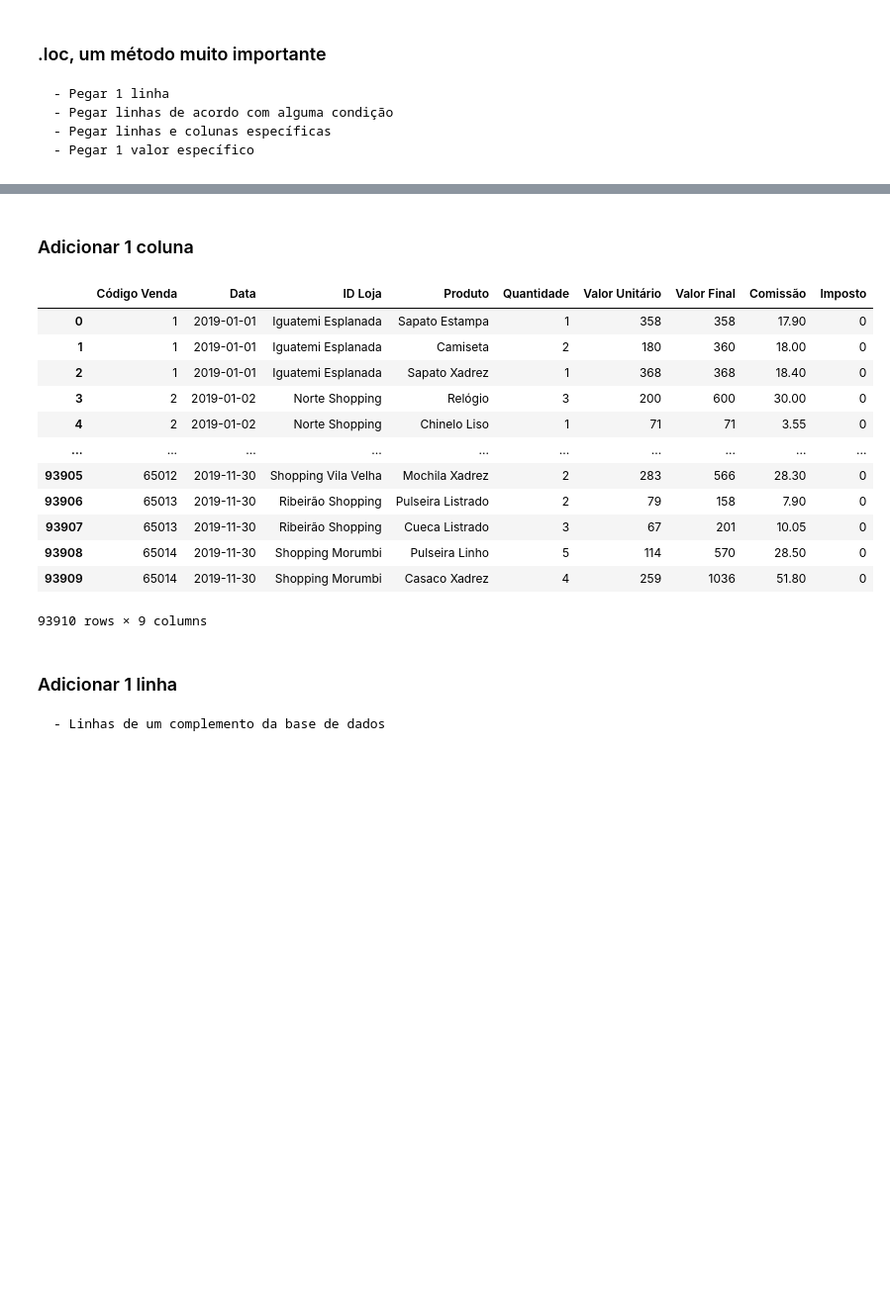
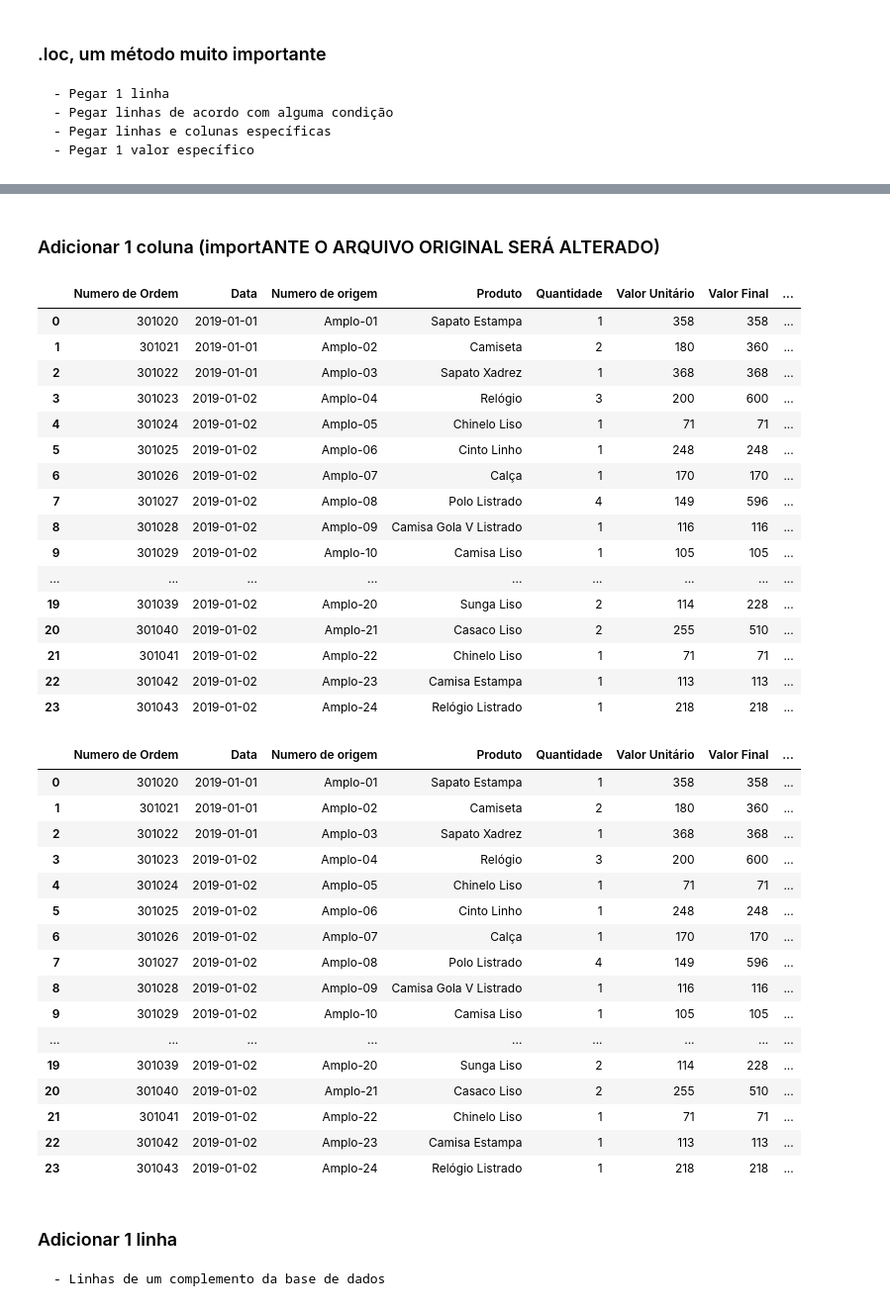
Before and after one commit to datocarneiro/FACULDADE, a Jupyter notebook: 2 Semestre/22 - Linguagem de Programacao/# Praticando/Ta4/Pandas.ipynb, the cells around one changed output, grey strips where cells are left out. Shown: that part at 99% size. Saved outputs shown, nothing was run; the diff lists cells and outputs as text; code cells hidden in the pictures; blank space fills up the shorter version.

```diff
--- a/2 Semestre/22 - Linguagem de Programacao/# Praticando/Ta4/Pandas.ipynb
+++ b/2 Semestre/22 - Linguagem de Programacao/# Praticando/Ta4/Pandas.ipynb
@@ -159,29 +161,50 @@ Name: 1, dtype: object
 =*=*=*=*=*=*=*=*=*=*=*=*=*=*=*=*=*=*=*=*=*=*=*=*=*=*=*=*=*=*=*=*=*=*=*=*=*=*=*=*=*=*=*=*=*
 Camiseta
 # %% [markdown]
-### Adicionar 1 coluna
+### Adicionar 1 coluna (importANTE O ARQUIVO ORIGINAL SERÁ ALTERADO)
 # %%
 # a partir de uma coluna que existe
 vendas_df['Comissão'] = vendas_df['Valor Final'] * 0.05
-# display(vendas_df)
+display(vendas_df)
 
 # criar uma coluna com valor padrão
-vendas_df.loc[:, "Imposto"] = 0
+vendas_df.loc[:, "Imposto"] = 0  #loc[linha,coluna ]
 display(vendas_df)
 # %% [output]
-|  | Código Venda | Data | ID Loja | Produto | Quantidade | Valor Unitário | Valor Final | Comissão | Imposto |
-| 0 | 1 | 2019-01-01 | Iguatemi Esplanada | Sapato Estampa | 1 | 358 | 358 | 17.90 | 0 |
-| 1 | 1 | 2019-01-01 | Iguatemi Esplanada | Camiseta | 2 | 180 | 360 | 18.00 | 0 |
-| 2 | 1 | 2019-01-01 | Iguatemi Esplanada | Sapato Xadrez | 1 | 368 | 368 | 18.40 | 0 |
-| 3 | 2 | 2019-01-02 | Norte Shopping | Relógio | 3 | 200 | 600 | 30.00 | 0 |
-| 4 | 2 | 2019-01-02 | Norte Shopping | Chinelo Liso | 1 | 71 | 71 | 3.55 | 0 |
-| ... | ... | ... | ... | ... | ... | ... | ... | ... | ... |
-| 93905 | 65012 | 2019-11-30 | Shopping Vila Velha | Mochila Xadrez | 2 | 283 | 566 | 28.30 | 0 |
-| 93906 | 65013 | 2019-11-30 | Ribeirão Shopping | Pulseira Listrado | 2 | 79 | 158 | 7.90 | 0 |
-| 93907 | 65013 | 2019-11-30 | Ribeirão Shopping | Cueca Listrado | 3 | 67 | 201 | 10.05 | 0 |
-| 93908 | 65014 | 2019-11-30 | Shopping Morumbi | Pulseira Linho | 5 | 114 | 570 | 28.50 | 0 |
-| 93909 | 65014 | 2019-11-30 | Shopping Morumbi | Casaco Xadrez | 4 | 259 | 1036 | 51.80 | 0 |
+|  | Numero de Ordem | Data | Numero de origem | Produto | Quantidade | Valor Unitário | Valor Final | ... |
+| 0 | 301020 | 2019-01-01 | Amplo-01 | Sapato Estampa | 1 | 358 | 358 | ... |
+| 1 | 301021 | 2019-01-01 | Amplo-02 | Camiseta | 2 | 180 | 360 | ... |
+| 2 | 301022 | 2019-01-01 | Amplo-03 | Sapato Xadrez | 1 | 368 | 368 | ... |
+| 3 | 301023 | 2019-01-02 | Amplo-04 | Relógio | 3 | 200 | 600 | ... |
+| 4 | 301024 | 2019-01-02 | Amplo-05 | Chinelo Liso | 1 | 71 | 71 | ... |
+| 5 | 301025 | 2019-01-02 | Amplo-06 | Cinto Linho | 1 | 248 | 248 | ... |
+| 6 | 301026 | 2019-01-02 | Amplo-07 | Calça | 1 | 170 | 170 | ... |
+| 7 | 301027 | 2019-01-02 | Amplo-08 | Polo Listrado | 4 | 149 | 596 | ... |
+| 8 | 301028 | 2019-01-02 | Amplo-09 | Camisa Gola V Listrado | 1 | 116 | 116 | ... |
+| 9 | 301029 | 2019-01-02 | Amplo-10 | Camisa Liso | 1 | 105 | 105 | ... |
+| ... | ... | ... | ... | ... | ... | ... | ... | ... |
+| 19 | 301039 | 2019-01-02 | Amplo-20 | Sunga Liso | 2 | 114 | 228 | ... |
+| 20 | 301040 | 2019-01-02 | Amplo-21 | Casaco Liso | 2 | 255 | 510 | ... |
+| 21 | 301041 | 2019-01-02 | Amplo-22 | Chinelo Liso | 1 | 71 | 71 | ... |
+| 22 | 301042 | 2019-01-02 | Amplo-23 | Camisa Estampa | 1 | 113 | 113 | ... |
+| 23 | 301043 | 2019-01-02 | Amplo-24 | Relógio Listrado | 1 | 218 | 218 | ... |
-93910 rows × 9 columns
+|  | Numero de Ordem | Data | Numero de origem | Produto | Quantidade | Valor Unitário | Valor Final | ... |
+| 0 | 301020 | 2019-01-01 | Amplo-01 | Sapato Estampa | 1 | 358 | 358 | ... |
+| 1 | 301021 | 2019-01-01 | Amplo-02 | Camiseta | 2 | 180 | 360 | ... |
+| 2 | 301022 | 2019-01-01 | Amplo-03 | Sapato Xadrez | 1 | 368 | 368 | ... |
+| 3 | 301023 | 2019-01-02 | Amplo-04 | Relógio | 3 | 200 | 600 | ... |
+| 4 | 301024 | 2019-01-02 | Amplo-05 | Chinelo Liso | 1 | 71 | 71 | ... |
+| 5 | 301025 | 2019-01-02 | Amplo-06 | Cinto Linho | 1 | 248 | 248 | ... |
+| 6 | 301026 | 2019-01-02 | Amplo-07 | Calça | 1 | 170 | 170 | ... |
+| 7 | 301027 | 2019-01-02 | Amplo-08 | Polo Listrado | 4 | 149 | 596 | ... |
+| 8 | 301028 | 2019-01-02 | Amplo-09 | Camisa Gola V Listrado | 1 | 116 | 116 | ... |
+| 9 | 301029 | 2019-01-02 | Amplo-10 | Camisa Liso | 1 | 105 | 105 | ... |
+| ... | ... | ... | ... | ... | ... | ... | ... | ... |
+| 19 | 301039 | 2019-01-02 | Amplo-20 | Sunga Liso | 2 | 114 | 228 | ... |
+| 20 | 301040 | 2019-01-02 | Amplo-21 | Casaco Liso | 2 | 255 | 510 | ... |
+| 21 | 301041 | 2019-01-02 | Amplo-22 | Chinelo Liso | 1 | 71 | 71 | ... |
+| 22 | 301042 | 2019-01-02 | Amplo-23 | Camisa Estampa | 1 | 113 | 113 | ... |
+| 23 | 301043 | 2019-01-02 | Amplo-24 | Relógio Listrado | 1 | 218 | 218 | ... |
 # %% [markdown]
 ### Adicionar 1 linha
     - Linhas de um complemento da base de dados
```
Also changed, not shown: parts of 6 cells of this notebook, 1 other file.
